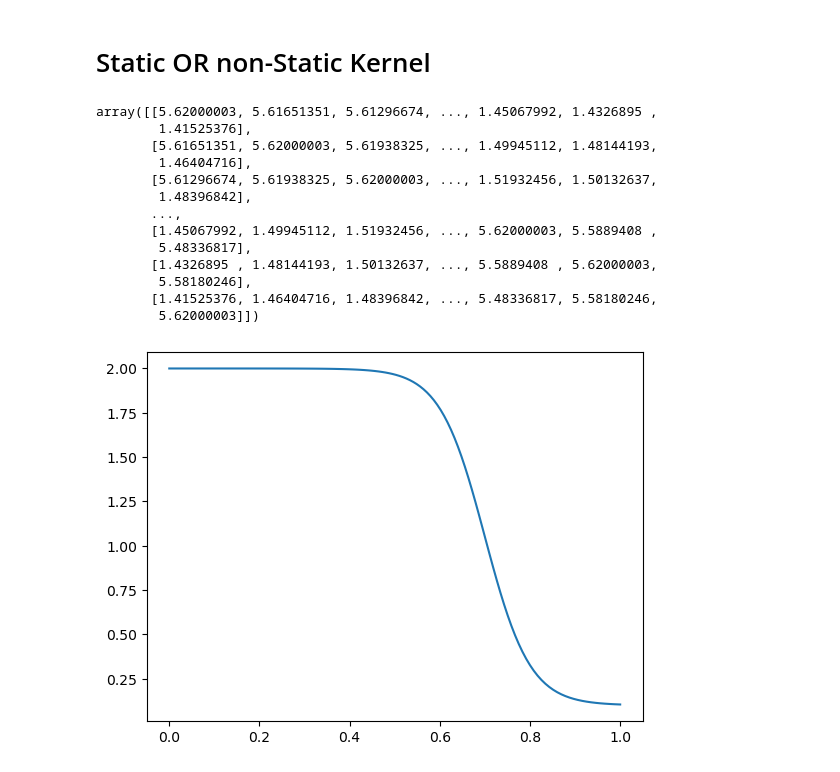
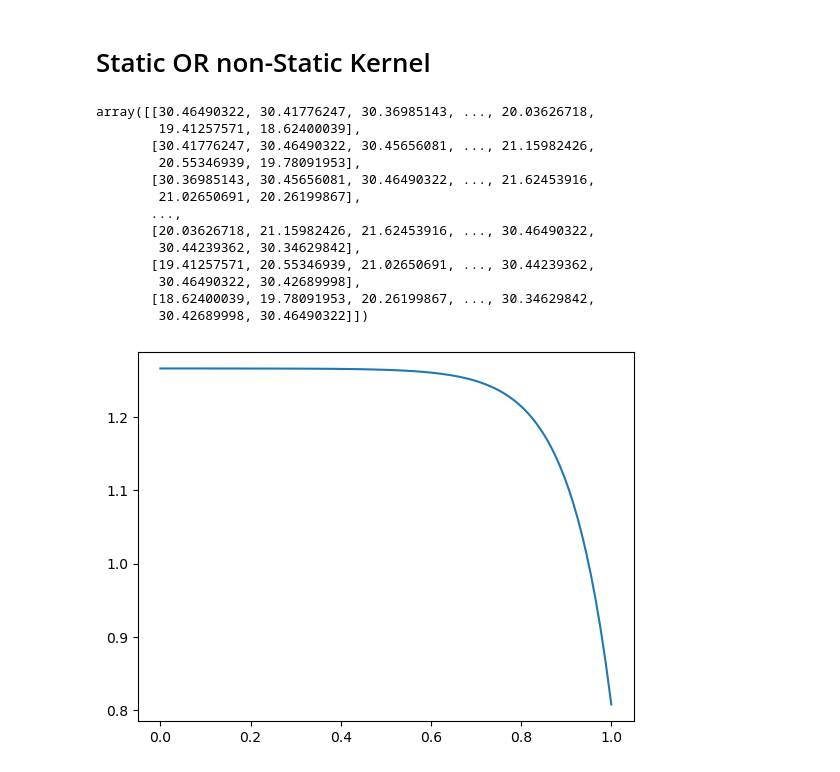
Before and after one commit to DanHarJor/Improving-Electron-Density-Profile-Inference-within-a-Tokamak-using-Bayesian-Techniques, a Jupyter notebook: RealEquillibriumInterferometry/SyntheticDataInterferometry.ipynb, the cells around one changed output. Drawn from its saved outputs; the diff is of its cells as text; code cells hidden in the pictures.

```diff
--- a/RealEquillibriumInterferometry/SyntheticDataInterferometry.ipynb
+++ b/RealEquillibriumInterferometry/SyntheticDataInterferometry.ipynb
@@ -160,10 +160,10 @@ elif STATIC==3:
         #amplitude determins how far the model can go from the mean
         amp = params[0]
         #length scale determines smoothness, how correlated the function should be at a distance
-        core_l, edge_l, transition_center, transition_width = params[1:]
-        def HyperTan_l(rho):
+        def HyperTan_l(rho, params):
+            core_l, edge_l, transition_center, transition_width = params[1:]
             return ((core_l + edge_l)/2) - (((core_l - edge_l)/2) * np.tanh((rho - transition_center)/transition_width))
-        l = HyperTan_l(rho_1d)
+        l = HyperTan_l(rho_1d, params)
         plt.plot(rho_1d,l)
         LA, LB = np.meshgrid(l,l)
         mag = (RHOA - RHOB) * (RHOA - RHOB)
@@ -172,7 +172,8 @@ elif STATIC==3:
         frac = (scale1/scale2) + np.diag(np.repeat(1e-8,len(rho_1d)))
         return amp * np.sqrt(frac) * np.exp(-(mag/scale2))
     #large l for first three
-    initial_params = ([5.62,2,0.1,0.7,0.1])
+    initial_params = ([ 30.46490307,   1.26607835, -12.65929225,   1.30549892,
+         0.18071757])#([5.62,2,0.1,0.7,0.1])
 
 elif STATIC==4:
     def Kernel(rho_1d,params):
@@ -187,49 +188,49 @@ elif STATIC==4:
         plt.plot(rho_1d,l)
         LA, LB = np.meshgrid(l,l)
         mag = (RHOA - RHOB) * (RHOA - RHOB)
         scale1 = 2 * LA * LB
         scale2 = (LA * LA) + (LB * LB)
         frac = (scale1/scale2) + np.diag(np.repeat(1e-8,len(rho_1d)))
         return amp * np.sqrt(frac) * np.exp(-(mag/scale2))
     #large l for first three
     #initial_params = ([5.62]+list(np.repeat(10,3))+list(np.repeat(1.37,len(rho_1d)-3)))
 
     initial_params = ([5.62,10,1,9])
 
 
 elif STATIC==5:
     def Kernel(rho_1d,params):
         RHOA, RHOB = np.meshgrid(rho_1d,rho_1d)
         #amplitude determins how far the model can go from the mean
         amp = params[:N]
         #length scale determines smoothness, how correlated the function should be at a distance
         l = np.array(params[N:])
         LA, LB = np.meshgrid(l,l)
         AMPA, AMPB = np.meshgrid(amp,amp)
         mag = (RHOA - RHOB) * (RHOA - RHOB)
-        # scale1 = 2 * LA * LB
+        scale1 = 2 * LA * LB
         scale2 = (LA * LA) + (LB * LB)
-        # frac = (scale1/scale2) + np.diag(np.repeat(1e-8,N))
-        return (2*AMPA*AMPB / AMPA*AMPA+AMPB*AMPB) * np.exp(-(mag/scale2))
+        frac = (scale1/scale2)
+        return (3*AMPA*AMPB / AMPA*AMPA+AMPB*AMPB) * frac * np.exp(-(mag/scale2))
     # initial_params = list(np.repeat(5.62,N))+list(np.repeat(1.37,N))
     initial_params = list(np.repeat(5.62,N))[:-1]+[0.5]+list(np.repeat(1.37,N))
 
 Kernel(rho_1d, initial_params)
 # %% [output]
-array([[5.62000003, 5.61651351, 5.61296674, ..., 1.45067992, 1.4326895 ,
-        1.41525376],
-       [5.61651351, 5.62000003, 5.61938325, ..., 1.49945112, 1.48144193,
-        1.46404716],
-       [5.61296674, 5.61938325, 5.62000003, ..., 1.51932456, 1.50132637,
-        1.48396842],
+array([[30.46490322, 30.41776247, 30.36985143, ..., 20.03626718,
+        19.41257571, 18.62400039],
+       [30.41776247, 30.46490322, 30.45656081, ..., 21.15982426,
+        20.55346939, 19.78091953],
+       [30.36985143, 30.45656081, 30.46490322, ..., 21.62453916,
+        21.02650691, 20.26199867],
        ...,
-       [1.45067992, 1.49945112, 1.51932456, ..., 5.62000003, 5.5889408 ,
-        5.48336817],
-       [1.4326895 , 1.48144193, 1.50132637, ..., 5.5889408 , 5.62000003,
-        5.58180246],
-       [1.41525376, 1.46404716, 1.48396842, ..., 5.48336817, 5.58180246,
-        5.62000003]])
+       [20.03626718, 21.15982426, 21.62453916, ..., 30.46490322,
+        30.44239362, 30.34629842],
+       [19.41257571, 20.55346939, 21.02650691, ..., 30.44239362,
+        30.46490322, 30.42689998],
+       [18.62400039, 19.78091953, 20.26199867, ..., 30.34629842,
+        30.42689998, 30.46490322]])
-[figure, old version]
+[figure, new version]
 # %%
 def chol_inv(A):
     L = np.linalg.cholesky(A)
```
Also changed, not shown: parts of 11 cells of this notebook.
